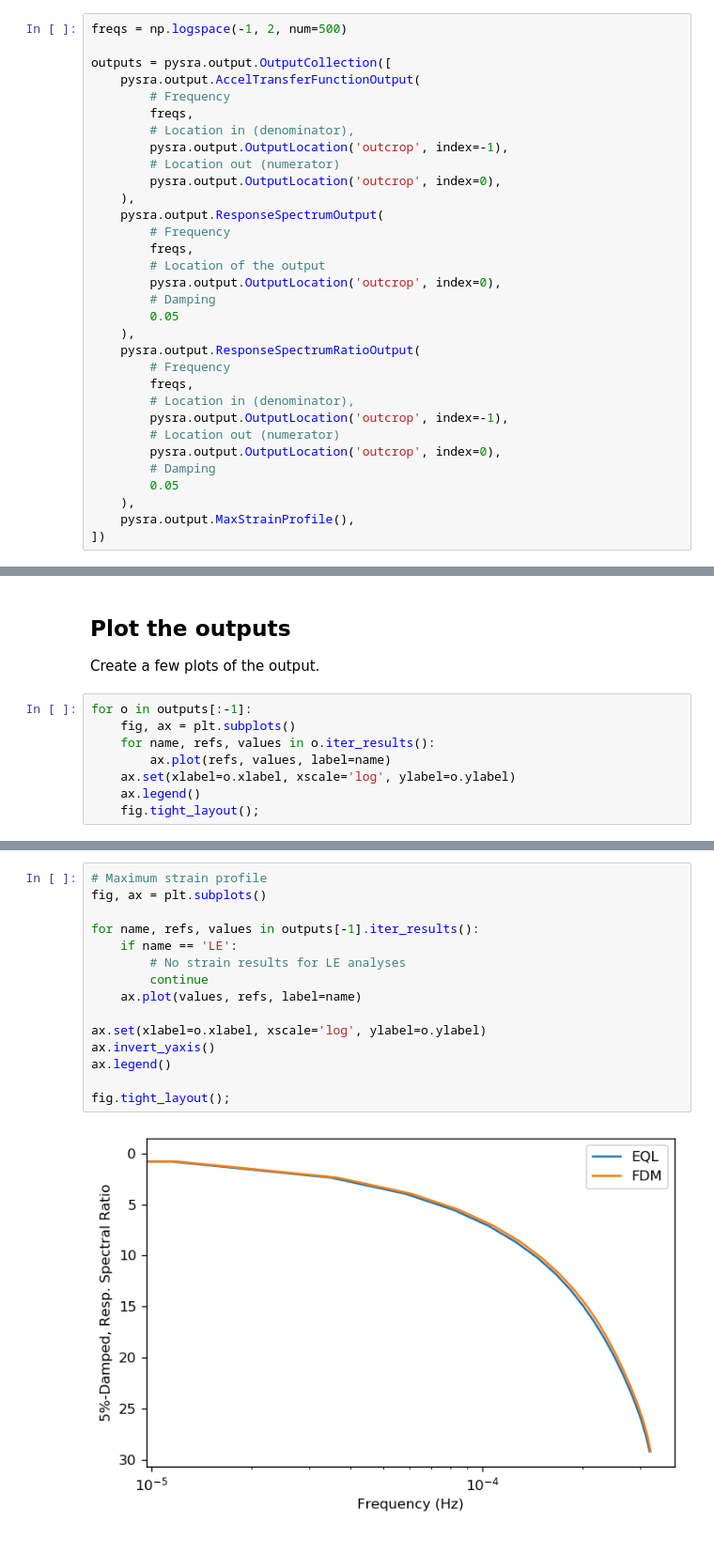
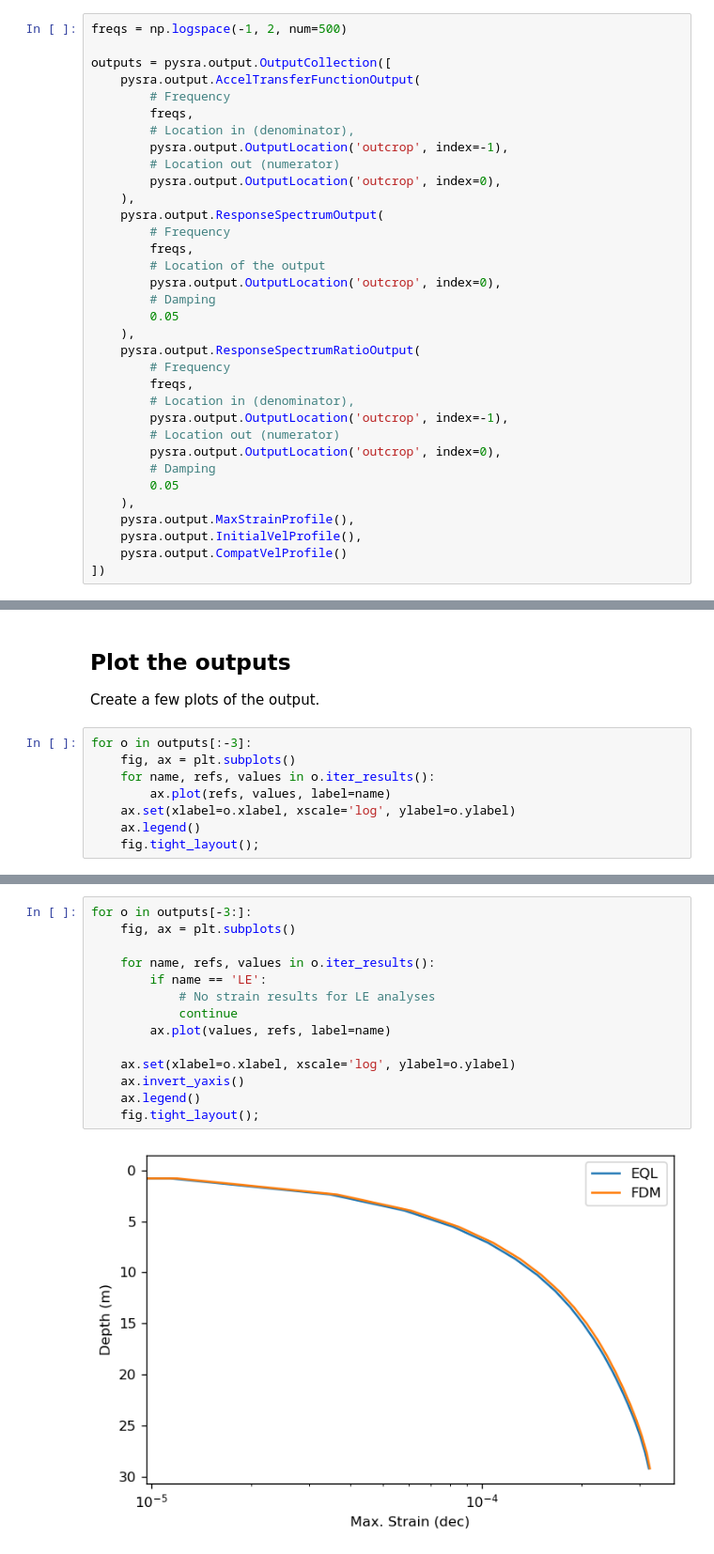
Before and after one commit to arkottke/pystrata, a Jupyter notebook: examples/example-03.ipynb, the cells around one changed output, grey strips where cells are left out. Shown at 94% size. Saved outputs shown, nothing was run; the diff lists cells and outputs as text.

Commit message:
Added outputs for Vs profiles.

```diff
--- a/examples/example-03.ipynb
+++ b/examples/example-03.ipynb
@@ -81,6 +81,8 @@ outputs = pysra.output.OutputCollection([
         0.05
     ),
     pysra.output.MaxStrainProfile(),
+    pysra.output.InitialVelProfile(),
+    pysra.output.CompatVelProfile()
 ])
 # %% [markdown]
 ## Perform the calculation
@@ -132,7 +134,7 @@ for key in properties['EQL'].keys():
 
 Create a few plots of the output.
 # %%
-for o in outputs[:-1]:
+for o in outputs[:-3]:
     fig, ax = plt.subplots()
     for name, refs, values in o.iter_results():
         ax.plot(refs, values, label=name)
@@ -144,19 +146,18 @@ for o in outputs[:-1]:
 [figure]
 [figure]
 # %%
-# Maximum strain profile
-fig, ax = plt.subplots()
+for o in outputs[-3:]:
+    fig, ax = plt.subplots()
 
-for name, refs, values in outputs[-1].iter_results():
-    if name == 'LE':
-        # No strain results for LE analyses
-        continue
-    ax.plot(values, refs, label=name)
+    for name, refs, values in o.iter_results():
+        if name == 'LE':
+            # No strain results for LE analyses
+            continue
+        ax.plot(values, refs, label=name)
 
-ax.set(xlabel=o.xlabel, xscale='log', ylabel=o.ylabel)
-ax.invert_yaxis()
-ax.legend()
-
-fig.tight_layout();
+    ax.set(xlabel=o.xlabel, xscale='log', ylabel=o.ylabel)
+    ax.invert_yaxis()
+    ax.legend()
+    fig.tight_layout();
 # %% [output]
-[figure, old version]
+[figure, new version]
```
Also changed, not shown: parts of 1 cell of this notebook, 3 other files.
